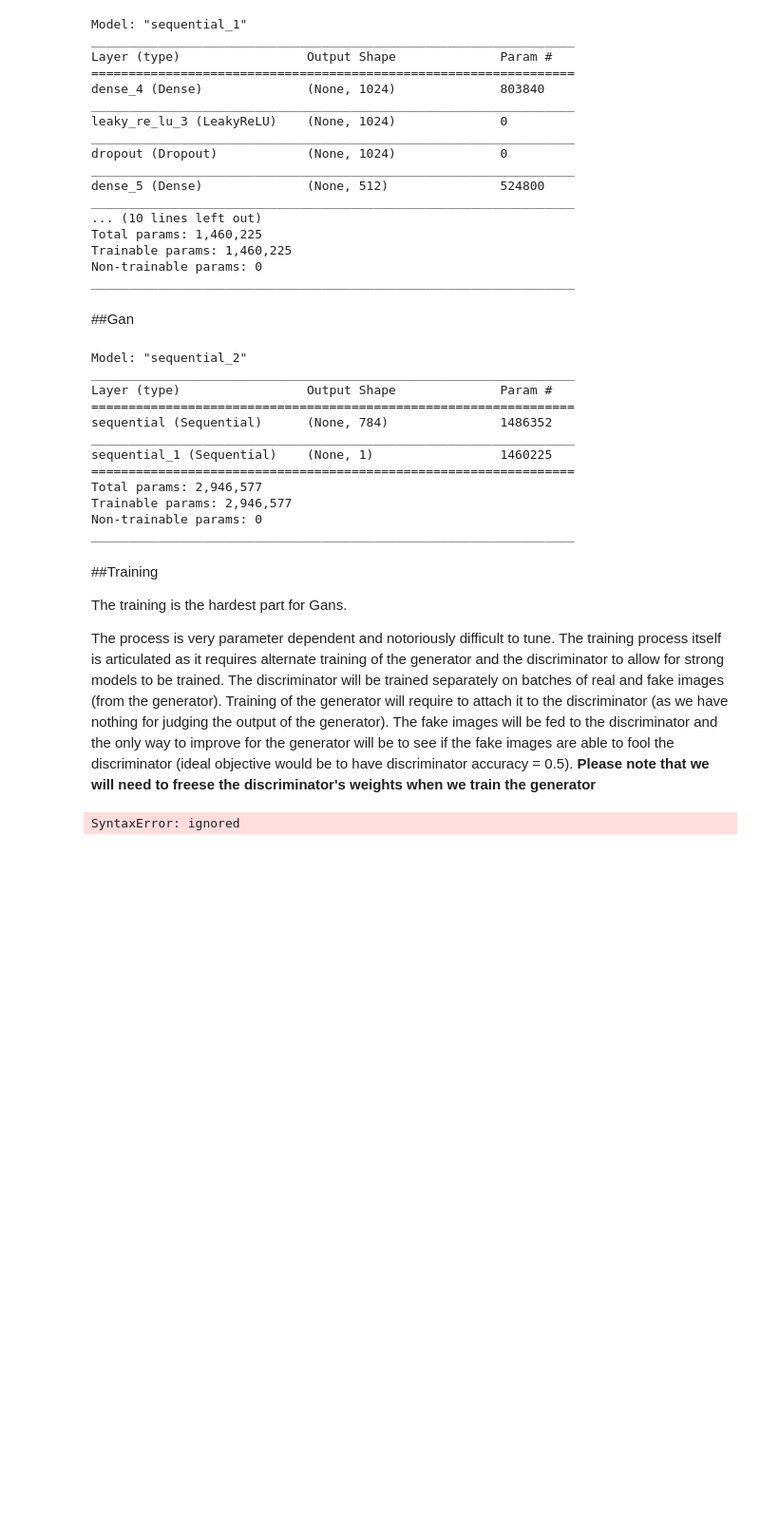
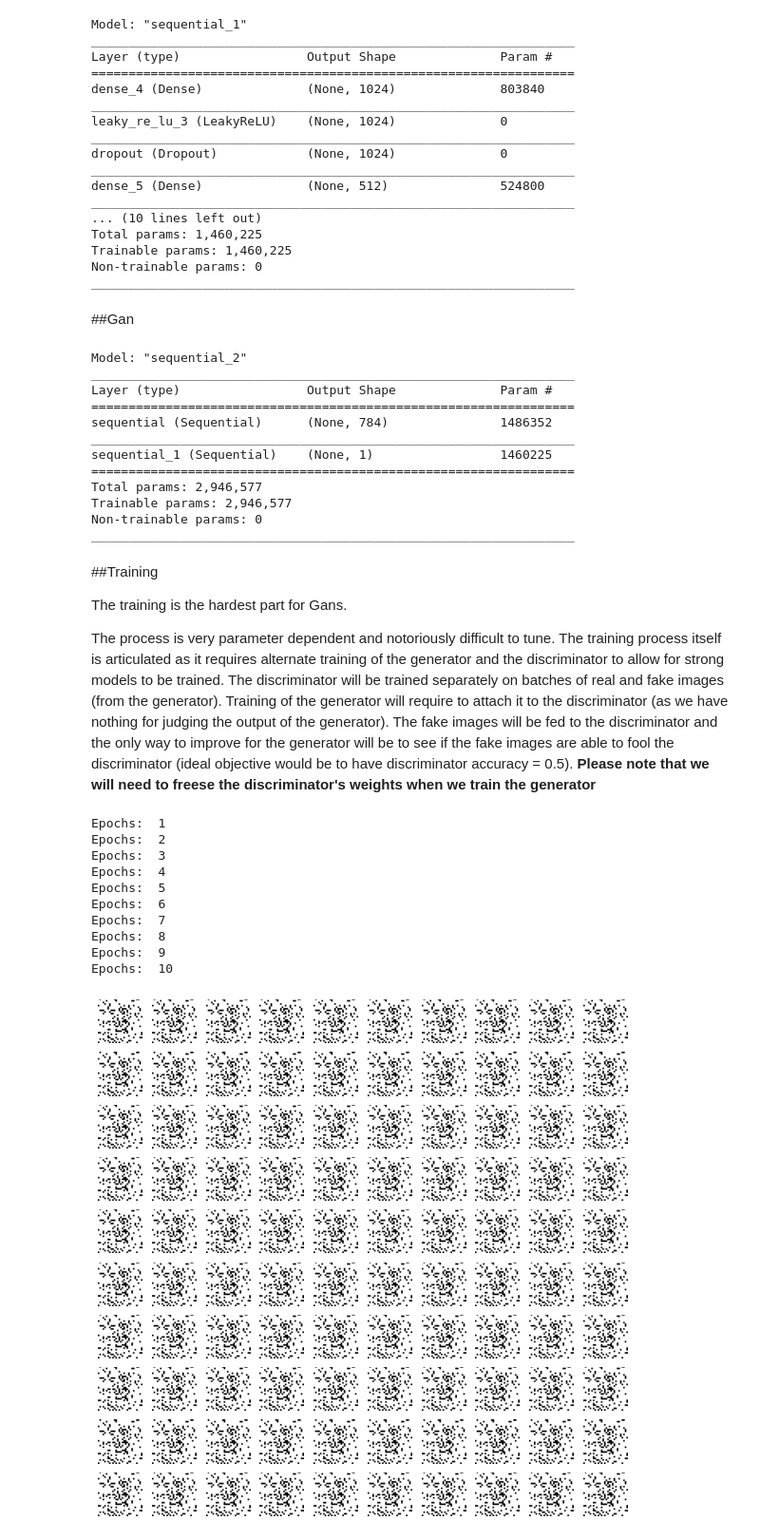
Before and after one commit to JacopoKahl/gan_mnist, a Jupyter notebook: GAN_MNIST.ipynb, the cells around one changed output. Shown: that part at 95% size. Cells and saved outputs as stored; diff of their text form; code cells hidden in the pictures; blank space fills up the shorter version.

```diff
--- a/GAN_MNIST.ipynb
+++ b/GAN_MNIST.ipynb
@@ -174,7 +174,7 @@ Training of the generator will require to attach it to the discriminator (as we
 # %%
 #Define a function for visualizing the images that the generator is able to generate
 
-def plot_generated_images(epoch, gen, numSamples=100, inputDim, dim=(10,10), figureSize=(10,10)):
+def plot_generated_images(epoch, gen, inputDim, numSamples=100, dim=(10,10), figureSize=(10,10)):
   #epoch: epoch number
   #gen: instance of the generator to use for generating the images
   #numSamples: number of images to be generated
@@ -195,9 +195,7 @@ def plot_generated_images(epoch, gen, numSamples=100, inputDim, dim=(10,10), fig
     plt.imshow(gen_images[i], cmap='gray') #plot the i-th image in gen_images in the place-holder created above
     plt.axis('off') #disable coordinate system axis
 
-  plt.savefig('gen_images %d.png')
+  plt.savefig('gen_images %d.png' %epoch) #save image with the epoch number in the filename
-# %% [output]
-SyntaxError: ignored
 # %%
 #Defining a function for all training instructions
 
@@ -233,4 +231,18 @@ def training(epochs=1, batch_size=128):
       gan.train_on_batch(noise, Y_noise) #train the gan with discriminator wieghts frozen
 
     if e==1 or e%10==0: #every 10 eppochs (+ the first one)
-      plot_generated_images(e, generator) #generate new images
+      plot_generated_images(e, generator, gen_InputDim) #generate new images
+# %%
+training(epochs=10, batch_size=128)
+# %% [output]
+Epochs:  1
+Epochs:  2
+Epochs:  3
+Epochs:  4
+Epochs:  5
+Epochs:  6
+Epochs:  7
+Epochs:  8
+Epochs:  9
+Epochs:  10
+[figure, added]
```
Also changed, not shown: parts of 1 cell of this notebook.
